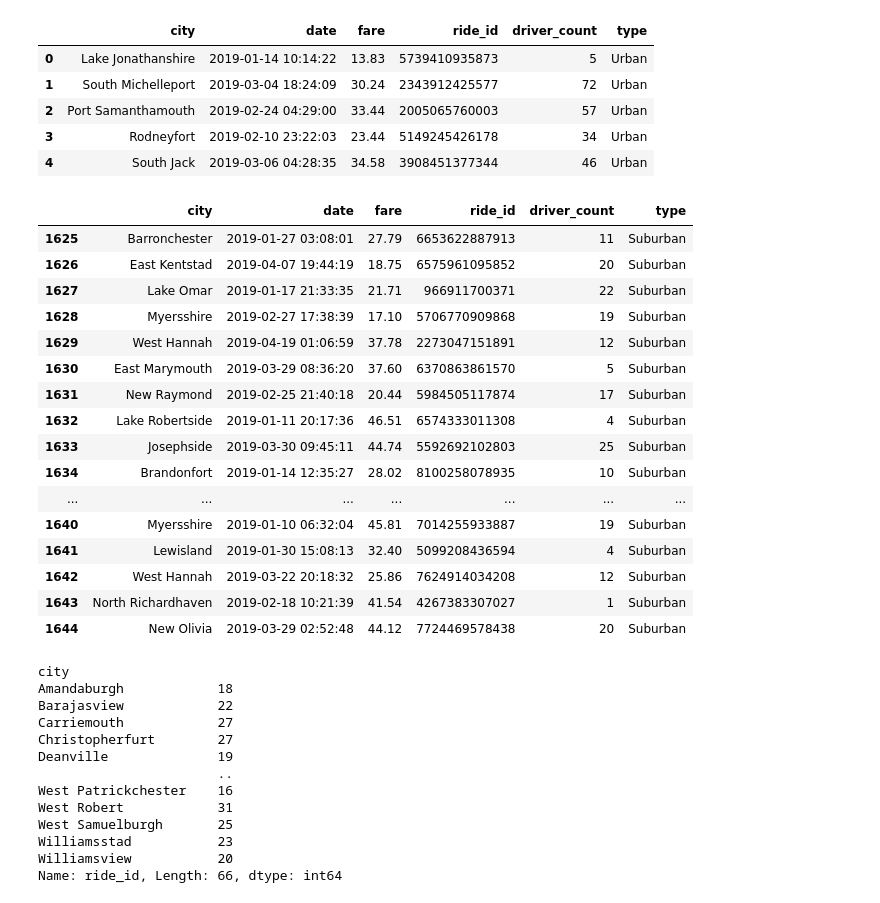
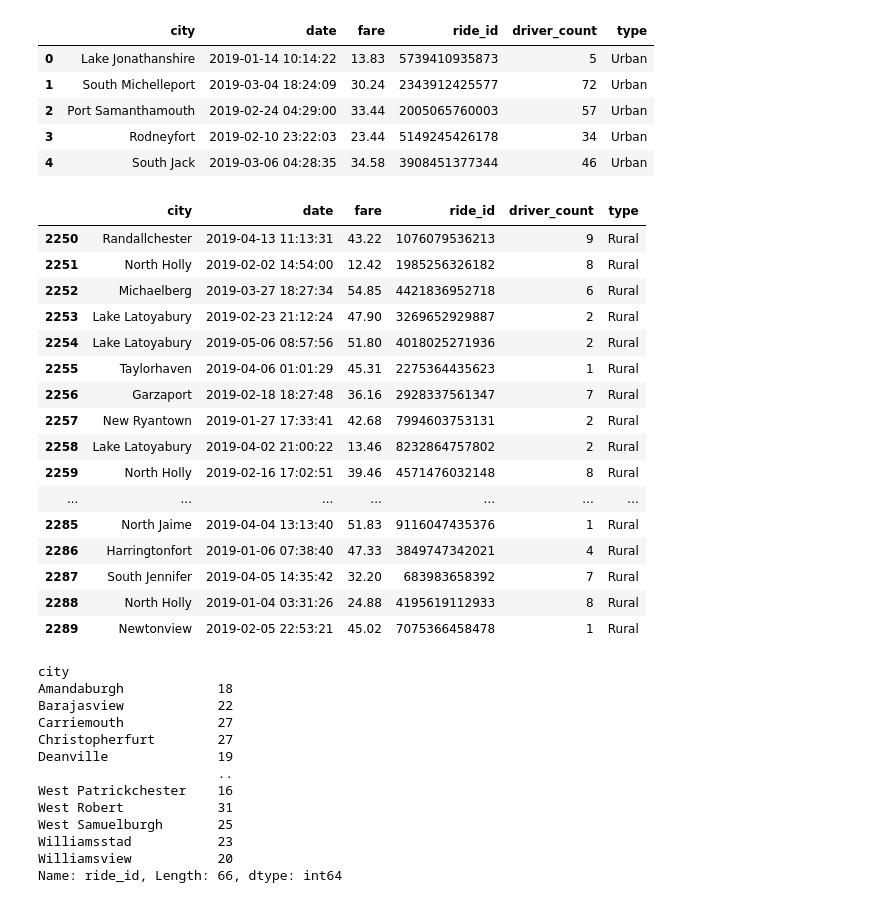
Before and after one commit to Abazer22/PyBer_Analysis, a Jupyter notebook: PyBer.ipynb, the cells around one changed output. Drawn from its saved outputs; the diff is of its cells as text; code cells hidden in the pictures.

```diff
--- a/PyBer.ipynb
+++ b/PyBer.ipynb
@@ -58,25 +59,26 @@ urban_cities_df.head()
 # %%
 suburban_cities_df = pyber_data_df[pyber_data_df["type"] == "Suburban"]
 rural_cities_df = pyber_data_df[pyber_data_df["type"] == "Rural"]
 suburban_cities_df.head(20)
+rural_cities_df.head(40)
 # %% [output]
 |  | city | date | fare | ride_id | driver_count | type |
-| 1625 | Barronchester | 2019-01-27 03:08:01 | 27.79 | 6653622887913 | 11 | Suburban |
-| 1626 | East Kentstad | 2019-04-07 19:44:19 | 18.75 | 6575961095852 | 20 | Suburban |
-| 1627 | Lake Omar | 2019-01-17 21:33:35 | 21.71 | 966911700371 | 22 | Suburban |
-| 1628 | Myersshire | 2019-02-27 17:38:39 | 17.10 | 5706770909868 | 19 | Suburban |
-| 1629 | West Hannah | 2019-04-19 01:06:59 | 37.78 | 2273047151891 | 12 | Suburban |
-| 1630 | East Marymouth | 2019-03-29 08:36:20 | 37.60 | 6370863861570 | 5 | Suburban |
-| 1631 | New Raymond | 2019-02-25 21:40:18 | 20.44 | 5984505117874 | 17 | Suburban |
-| 1632 | Lake Robertside | 2019-01-11 20:17:36 | 46.51 | 6574333011308 | 4 | Suburban |
-| 1633 | Josephside | 2019-03-30 09:45:11 | 44.74 | 5592692102803 | 25 | Suburban |
-| 1634 | Brandonfort | 2019-01-14 12:35:27 | 28.02 | 8100258078935 | 10 | Suburban |
+| 2250 | Randallchester | 2019-04-13 11:13:31 | 43.22 | 1076079536213 | 9 | Rural |
+| 2251 | North Holly | 2019-02-02 14:54:00 | 12.42 | 1985256326182 | 8 | Rural |
+| 2252 | Michaelberg | 2019-03-27 18:27:34 | 54.85 | 4421836952718 | 6 | Rural |
+| 2253 | Lake Latoyabury | 2019-02-23 21:12:24 | 47.90 | 3269652929887 | 2 | Rural |
+| 2254 | Lake Latoyabury | 2019-05-06 08:57:56 | 51.80 | 4018025271936 | 2 | Rural |
+| 2255 | Taylorhaven | 2019-04-06 01:01:29 | 45.31 | 2275364435623 | 1 | Rural |
+| 2256 | Garzaport | 2019-02-18 18:27:48 | 36.16 | 2928337561347 | 7 | Rural |
+| 2257 | New Ryantown | 2019-01-27 17:33:41 | 42.68 | 7994603753131 | 2 | Rural |
+| 2258 | Lake Latoyabury | 2019-04-02 21:00:22 | 13.46 | 8232864757802 | 2 | Rural |
+| 2259 | North Holly | 2019-02-16 17:02:51 | 39.46 | 4571476032148 | 8 | Rural |
 | ... | ... | ... | ... | ... | ... | ... |
-| 1640 | Myersshire | 2019-01-10 06:32:04 | 45.81 | 7014255933887 | 19 | Suburban |
-| 1641 | Lewisland | 2019-01-30 15:08:13 | 32.40 | 5099208436594 | 4 | Suburban |
-| 1642 | West Hannah | 2019-03-22 20:18:32 | 25.86 | 7624914034208 | 12 | Suburban |
-| 1643 | North Richardhaven | 2019-02-18 10:21:39 | 41.54 | 4267383307027 | 1 | Suburban |
-| 1644 | New Olivia | 2019-03-29 02:52:48 | 44.12 | 7724469578438 | 20 | Suburban |
+| 2285 | North Jaime | 2019-04-04 13:13:40 | 51.83 | 9116047435376 | 1 | Rural |
+| 2286 | Harringtonfort | 2019-01-06 07:38:40 | 47.33 | 3849747342021 | 4 | Rural |
+| 2287 | South Jennifer | 2019-04-05 14:35:42 | 32.20 | 683983658392 | 7 | Rural |
+| 2288 | North Holly | 2019-01-04 03:31:26 | 24.88 | 4195619112933 | 8 | Rural |
+| 2289 | Newtonview | 2019-02-05 22:53:21 | 45.02 | 7075366458478 | 1 | Rural |
 # %%
 urban_ride_count = urban_cities_df.groupby(["city"]).count()["ride_id"]
 urban_ride_count
```
Also changed, not shown: parts of 29 cells of this notebook, 3 other files.
